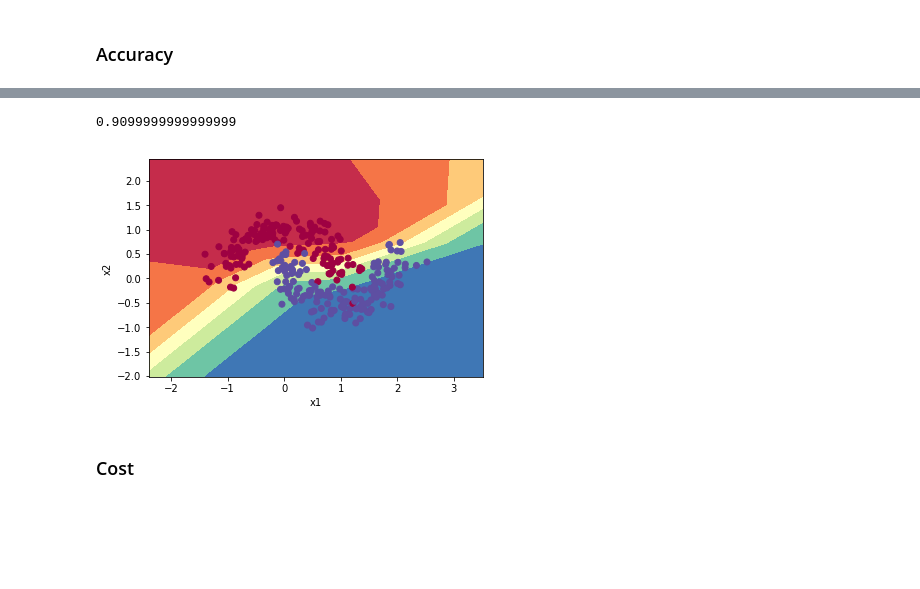
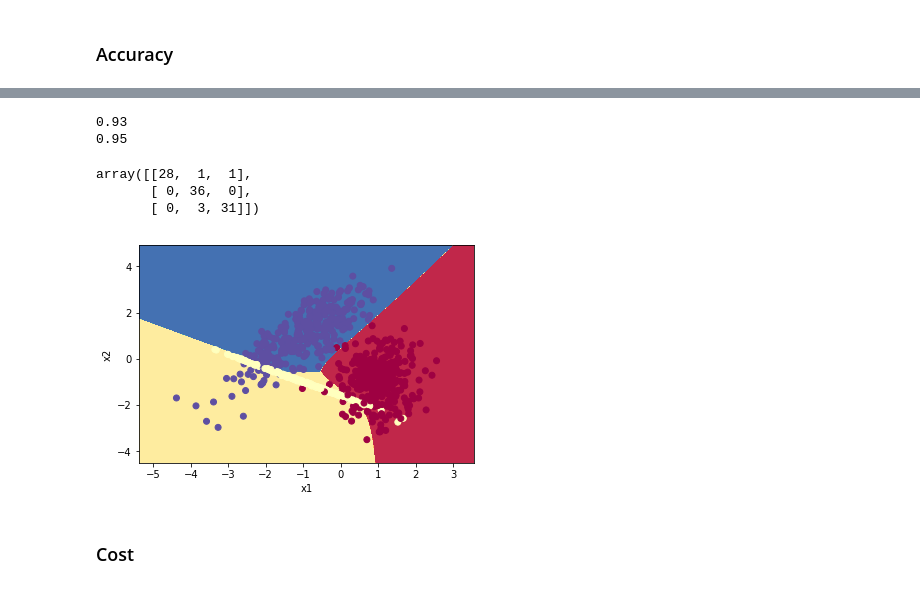
Before and after one commit to polakowo/tinynet, a Jupyter notebook: Notebook.ipynb, the cells around one changed output, grey strips where cells are left out. Saved outputs shown, nothing was run; the diff lists cells and outputs as text; code cells hidden in the pictures; blank space fills up the shorter version.

```diff
--- a/Notebook.ipynb
+++ b/Notebook.ipynb
@@ -68,8 +69,24 @@ accuracy(train_output, train_Y)
-# %%
-test_output = dnn.predict(test_X)
-accuracy(test_output, test_Y)
-# %% [output]
-0.9099999999999999
+# %%
+from sklearn.metrics import accuracy_score
+
+def decode(x):
+    return np.argmax(x, axis=0)
+
+output_train = dnn.predict(X_train)
+print(accuracy_score(decode(Y_train), decode(output_train)))
+output_test = dnn.predict(X_test)
+print(accuracy_score(decode(Y_test), decode(output_test)))
+# %% [output]
+0.93
+0.95
+# %%
+from sklearn.metrics import confusion_matrix
+
+confusion_matrix(decode(Y_test), decode(output_test))
+# %% [output]
+array([[28,  1,  1],
+       [ 0, 36,  0],
+       [ 0,  3, 31]])
 # %%
 def plot_decision_boundary(model, X, Y):
     x_min, x_max = X[0, :].min() - 1, X[0, :].max() + 1
@@ -83,10 +100,10 @@ def plot_decision_boundary(model, X, Y):
     plt.xlabel('x1')
     plt.scatter(X[0, :], X[1, :], c=np.squeeze(Y), cmap=plt.cm.Spectral)
     plt.show()
-# %%
-plot_decision_boundary(dnn.predict, train_X, train_Y)
-# %% [output]
-[figure, removed]
+# %%
+plot_decision_boundary(lambda x: decode(dnn.predict(x)), X_train, np.argmax(Y_train, axis=0))
+# %% [output]
+[figure, added]
 # %% [markdown]
 ### Cost
 # %%
```
Also changed, not shown: parts of 9 cells of this notebook, 5 other files.
